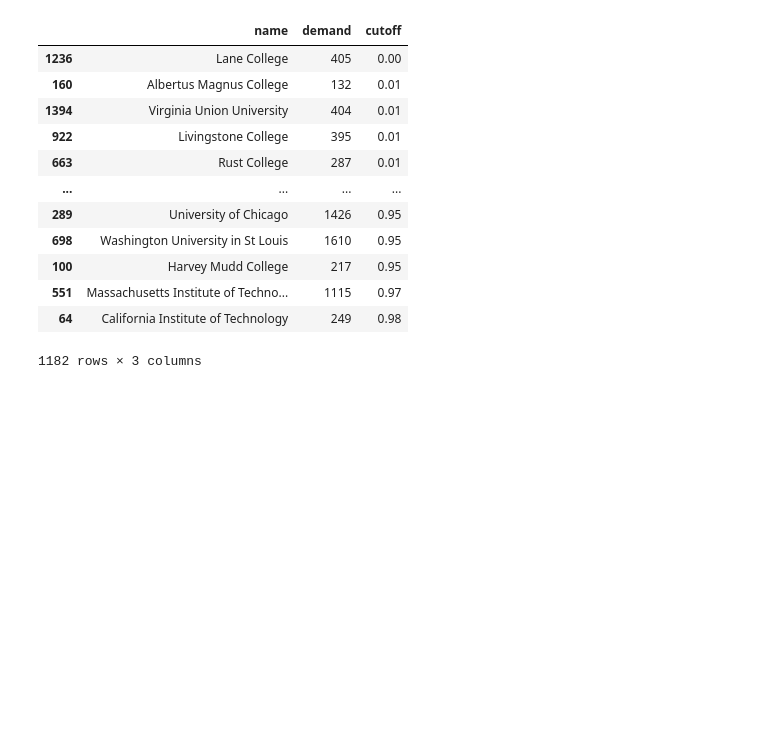
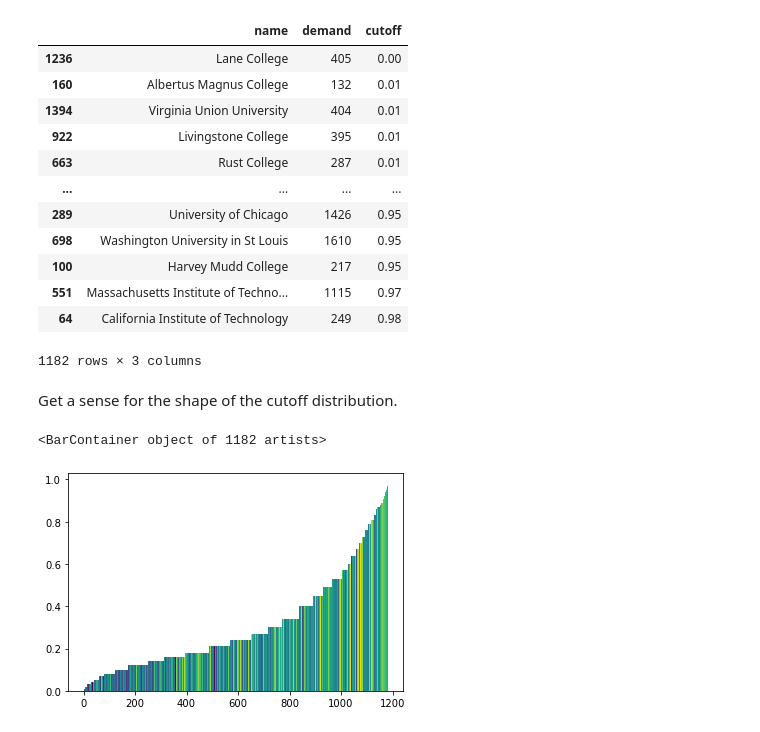
Before and after one commit to maxkapur/StudentPrefsRevOpt, a Jupyter notebook: 1_Preprocessing.ipynb, the cells around one changed output. Cells and saved outputs as stored; diff of their text form; code cells hidden in the pictures; blank space fills up the shorter version.

```diff
--- a/1_Preprocessing.ipynb
+++ b/1_Preprocessing.ipynb
@@ -57,7 +60,8 @@ stats['cutoff'] = stats['SAT Math 25th percentile score'].apply(lambda x: percen
 del stats['Enrolled total'], stats['SAT Math 25th percentile score']
 # %%
 # Sanity check
-stats.sort_values('cutoff')
+stats_sorted = stats.sort_values('cutoff')
+stats_sorted
 # %% [output]
 |  | name | demand | cutoff |
 | 1236 | Lane College | 405 | 0.00 |
@@ -72,5 +76,20 @@ stats.sort_values('cutoff')
 | 551 | Massachusetts Institute of Techno... | 1115 | 0.97 |
 | 64 | California Institute of Technology | 249 | 0.98 |
 1182 rows × 3 columns
+# %% [markdown]
+Get a sense for the shape of the cutoff distribution.
+# %%
+colspace = np.log(stats_sorted['demand'].to_numpy())
+colspace -= colspace.min()
+colspace /= colspace.max()
+
+colors = plt.get_cmap('viridis')(colspace)
+
+# Cutoffs in order, colored by demand
+plt.bar(x=range(len(stats_sorted)), height=stats_sorted['cutoff'], width=1,
+        color=colors)
+# %% [output]
+<BarContainer object of 1182 artists>
+[figure, added]
 # %%
 stats.to_csv('admitstats.csv', index=False)
```
Also changed, not shown: parts of 3 cells of this notebook, 3 other files.
